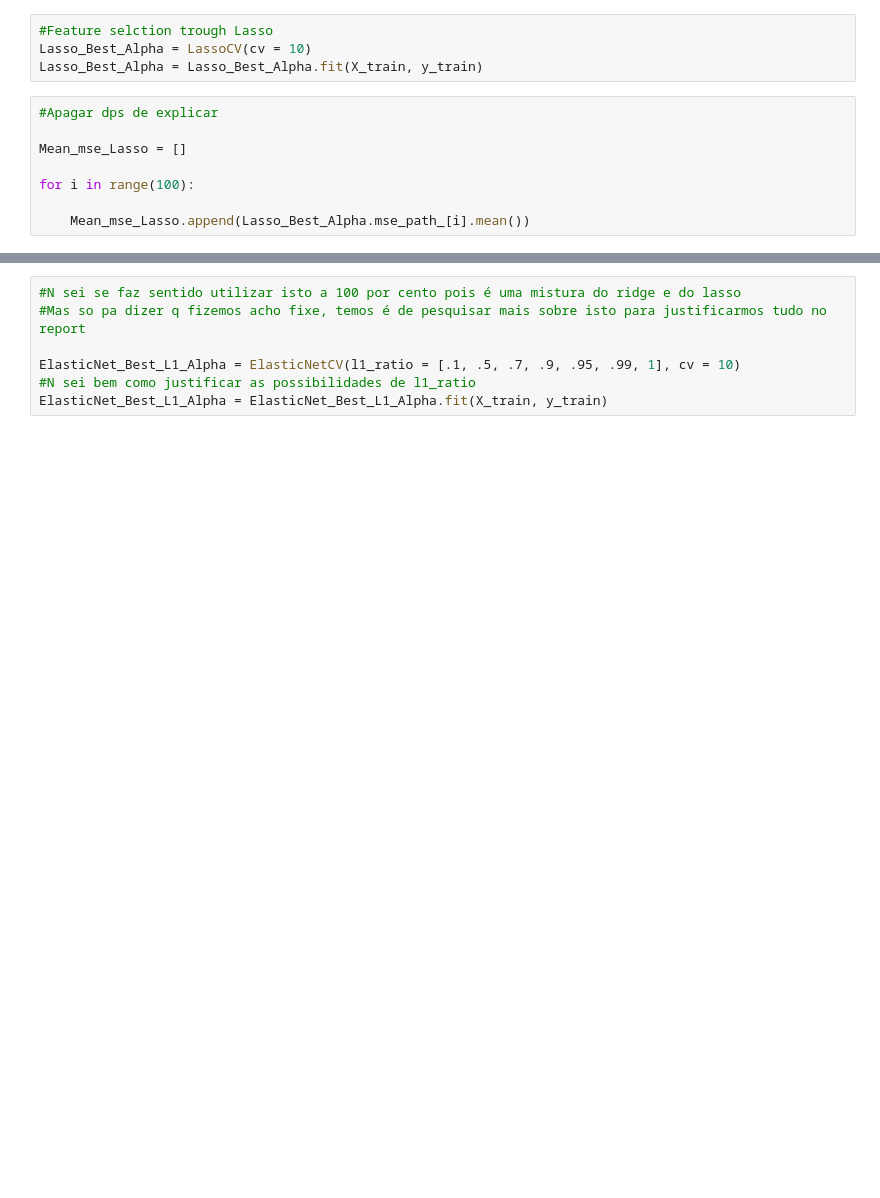
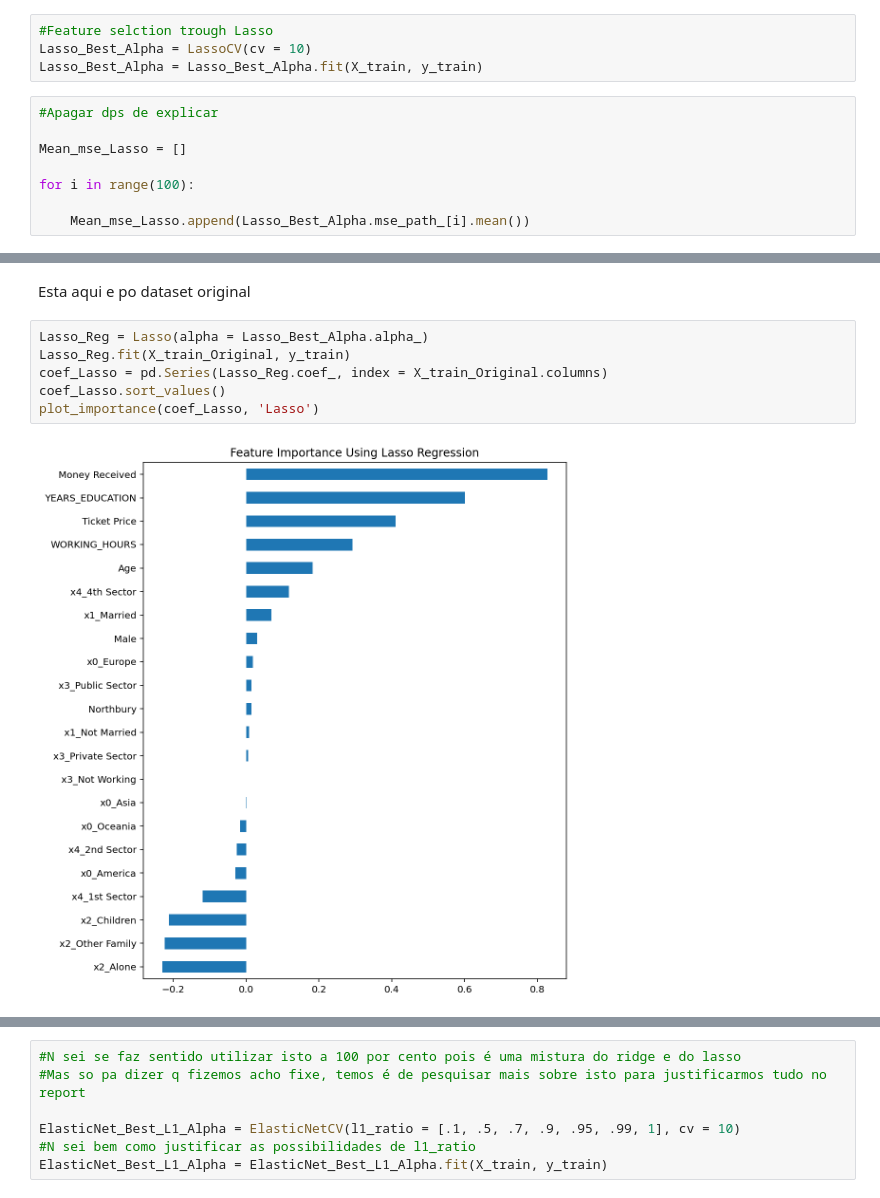
Before and after one commit to martaldsantos/newland_project, a Jupyter notebook: ML_Project-checkpoint.ipynb, the cells around one changed output, grey strips where cells are left out. Drawn from its saved outputs; the diff is of its cells as text; blank space fills up the shorter version.

```diff
--- a/ML_Project-checkpoint.ipynb
+++ b/ML_Project-checkpoint.ipynb
@@ -1133,3 +1133,13 @@ plot_importance(coef_Lasso, 'Lasso')
+# %% [markdown]
+Esta aqui e po dataset original
+# %%
+Lasso_Reg = Lasso(alpha = Lasso_Best_Alpha.alpha_)
+Lasso_Reg.fit(X_train_Original, y_train)
+coef_Lasso = pd.Series(Lasso_Reg.coef_, index = X_train_Original.columns)
+coef_Lasso.sort_values()
+plot_importance(coef_Lasso, 'Lasso')
+# %% [output]
+[figure, added]
 # %%
 #####################Aumentar 100 para 1000 e 10000#################################################
 #####################Vai demorar horas a correr################################################
```
Also changed, not shown: parts of 52 cells of this notebook.
